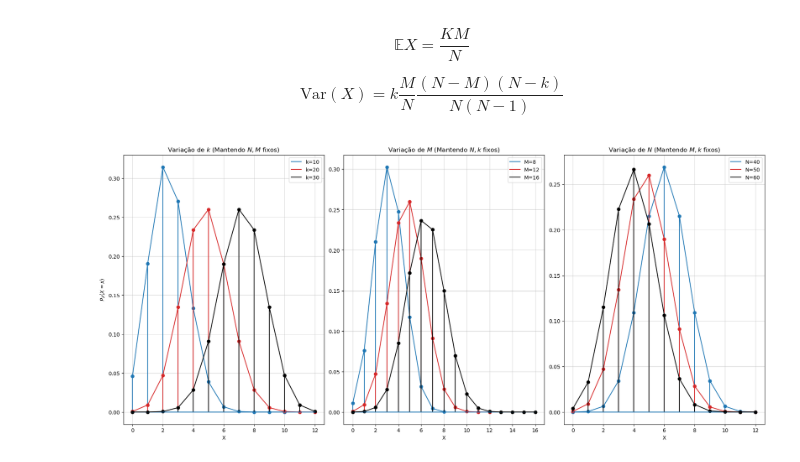
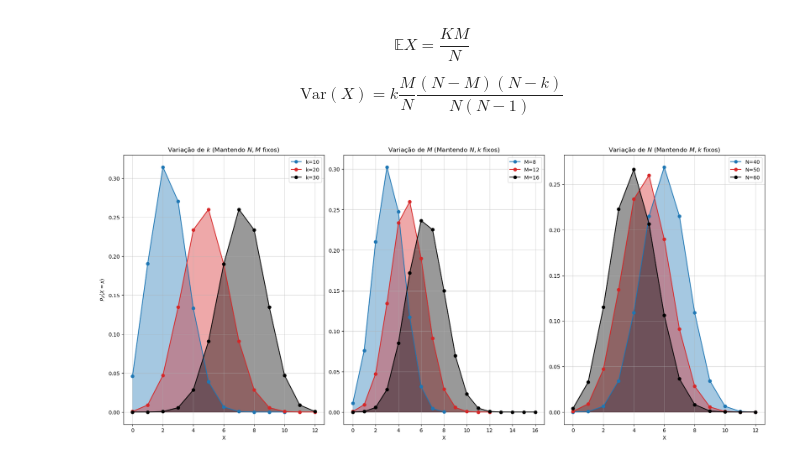
Before and after one commit to GGregon/Statistics, a Jupyter notebook: Discrete-Hypergeometric.ipynb, the cells around one changed output. Saved outputs shown, nothing was run; the diff lists cells and outputs as text; code cells hidden in the pictures.

```diff
--- a/Discrete-Hypergeometric.ipynb
+++ b/Discrete-Hypergeometric.ipynb
@@ -215,46 +215,40 @@ fig, axes = plt.subplots(1, 3, figsize=(18, 8), layout='constrained')
 for idx, k in enumerate(k_values):
     x_values = np.arange(max(0, k - (N_base - M_base)), min(k, M_base) + 1)
     pmf_values = stats.hypergeom.pmf(x_values, N_base, M_base, k)
-    stem_container = axes[0].stem(x_values, pmf_values, basefmt="C0-", markerfmt='o', linefmt='-')
-    plt.setp(stem_container.markerline, color=cores[idx])
-    plt.setp(stem_container.stemlines, color=cores[idx])
-    axes[0].plot(x_values, pmf_values, color=cores[idx], label=f'k={k}')
+    axes[0].plot(x_values, pmf_values,'-o', color=cores[idx], label=f'k={k}')
+    axes[0].fill_between(x_values, pmf_values,alpha=0.4,color=cores[idx])
 
 axes[0].set_title(r"Variação de $k$ (Mantendo $N, M$ fixos)")
 axes[0].set_xlabel('X')
 axes[0].set_ylabel(r"$P_X(X=x)$")
 axes[0].legend()
 axes[0].grid(alpha=0.5)
 
 # Variando M, mantendo N e k fixos
 for idx, M in enumerate(M_values):
     x_values = np.arange(max(0, k_base - (N_base - M)), min(k_base, M) + 1)
     pmf_values = stats.hypergeom.pmf(x_values, N_base, M, k_base)
-    stem_container = axes[1].stem(x_values, pmf_values, basefmt="C0-", markerfmt='o', linefmt='-')
-    plt.setp(stem_container.markerline, color=cores[idx])
-    plt.setp(stem_container.stemlines, color=cores[idx])
-    axes[1].plot(x_values, pmf_values, color=cores[idx], label=f'M={M}')
+    axes[1].plot(x_values, pmf_values,'-o', color=cores[idx], label=f'M={M}')
+    axes[1].fill_between(x_values, pmf_values,alpha=0.4,color=cores[idx])
 
 axes[1].set_title(r"Variação de $M$ (Mantendo $N, k$ fixos)")
 axes[1].set_xlabel('X')
 axes[1].legend()
 axes[1].grid(alpha=0.5)
 
 # Variando N, mantendo M e k fixos
 for idx, N in enumerate(N_values):
 
     x_values = np.arange(max(0, k_base - (N - M_base)), min(k_base, M_base) + 1)
     pmf_values = stats.hypergeom.pmf(x_values, N, M_base, k_base)
-    stem_container = axes[2].stem(x_values, pmf_values, basefmt="C0-", markerfmt='o', linefmt='-')
-    plt.setp(stem_container.markerline, color=cores[idx])
-    plt.setp(stem_container.stemlines, color=cores[idx])
-    axes[2].plot(x_values, pmf_values, color=cores[idx], label=f'N={N}')
+    axes[2].plot(x_values, pmf_values, '-o',color=cores[idx], label=f'N={N}')
+    axes[2].fill_between(x_values, pmf_values,alpha=0.4,color=cores[idx])
 
 axes[2].set_title(r"Variação de $N$ (Mantendo $M, k$ fixos)")
 axes[2].set_xlabel('X')
 axes[2].legend()
 axes[2].grid(alpha=0.5)
 
 plt.show()
 # %% [output]
-[figure, old version]
+[figure, new version]
```
Also changed, not shown: parts of 1 cell of this notebook, 3 other files.
